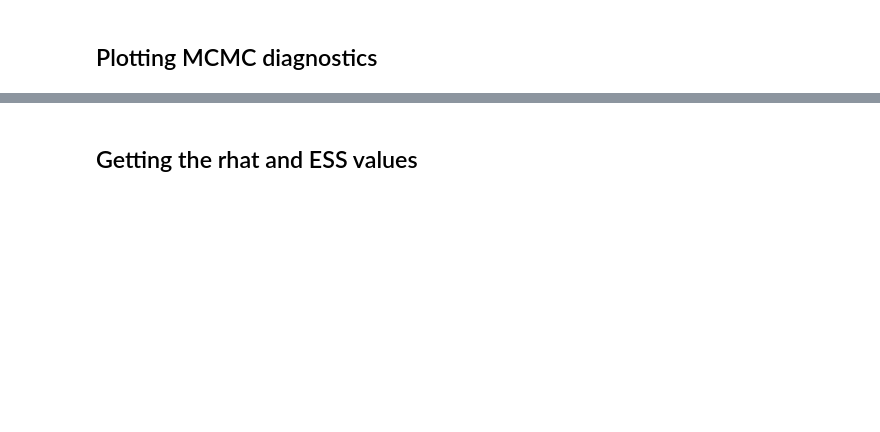
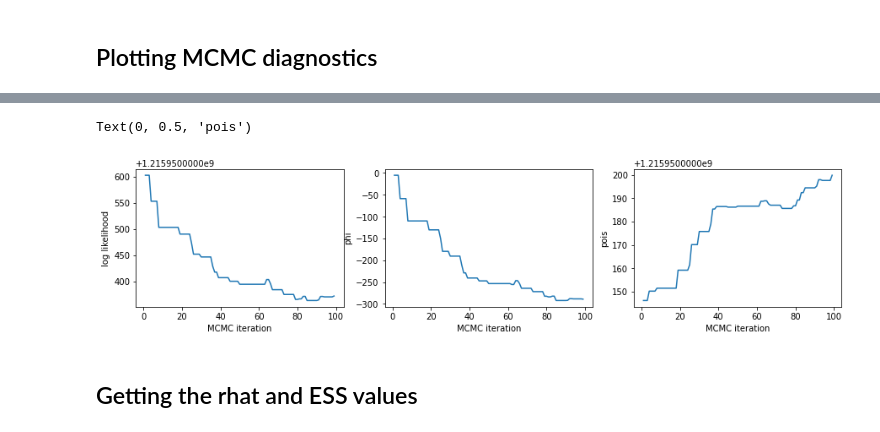
Before and after one commit to nickblink/pop_ensemble, a Jupyter notebook: code/train2010 - CAR.ipynb, the cells around one changed output, grey strips where cells are left out. Drawn from its saved outputs; the diff is of its cells as text; code cells hidden in the pictures; blank space fills up the shorter version.

Commit message:
made debugging likelihood tracker

```diff
--- a/code/train2010 - CAR.ipynb
+++ b/code/train2010 - CAR.ipynb
@@ -171,3 +142,23 @@ Text(0, 0.5, 'log likelihood')
+# %%
+plt.rcParams['figure.figsize'] = [15, 3]
+
+plt.subplot(1, 3, 1)
+plt.plot(res['iter'],res['logL'])
+plt.xlabel('MCMC iteration')
+plt.ylabel('log likelihood')
+
+plt.subplot(1, 3, 2)
+plt.plot(res['iter'],res['phi_logL'])
+plt.xlabel('MCMC iteration')
+plt.ylabel('phi')
+
+plt.subplot(1, 3, 3)
+plt.plot(res['iter'],res['Pois_logL'])
+plt.xlabel('MCMC iteration')
+plt.ylabel('pois')
+# %% [output]
+Text(0, 0.5, 'pois')
+[figure, added]
 # %% [markdown]
 ## Getting the rhat and ESS values
 # %%
```
Also changed, not shown: parts of 12 cells of this notebook, 2 other files.
